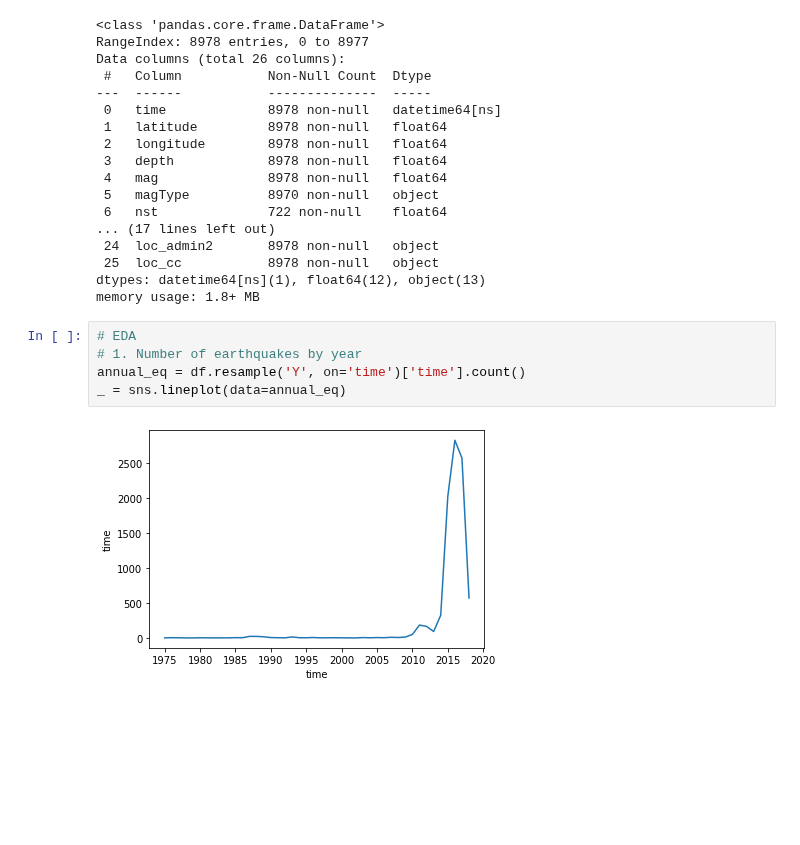
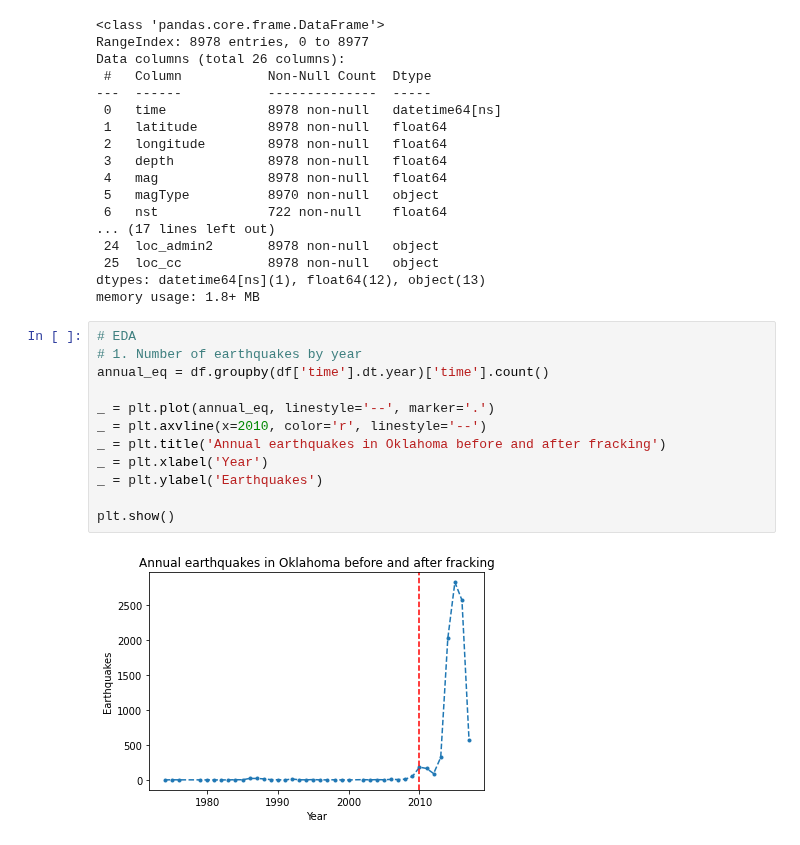
Before and after one commit to tawiwut-cha/datacamp_projects, a Jupyter notebook: earthquakes/oklahoma_tc.ipynb, the cells around one changed output. Saved outputs shown, nothing was run; the diff lists cells and outputs as text; blank space fills up the shorter version.

```diff
--- a/earthquakes/oklahoma_tc.ipynb
+++ b/earthquakes/oklahoma_tc.ipynb
@@ -39,10 +39,17 @@ Data columns (total 26 columns):
  25  loc_cc           8978 non-null   object
 dtypes: datetime64[ns](1), float64(12), object(13)
 memory usage: 1.8+ MB
-# %%
-# EDA
-# 1. Number of earthquakes by year
-annual_eq = df.resample('Y', on='time')['time'].count()
-_ = sns.lineplot(data=annual_eq)
-# %% [output]
-[figure, removed]
+# %%
+# EDA
+# 1. Number of earthquakes by year
+annual_eq = df.groupby(df['time'].dt.year)['time'].count()
+
+_ = plt.plot(annual_eq, linestyle='--', marker='.')
+_ = plt.axvline(x=2010, color='r', linestyle='--')
+_ = plt.title('Annual earthquakes in Oklahoma before and after fracking')
+_ = plt.xlabel('Year')
+_ = plt.ylabel('Earthquakes')
+
+plt.show()
+# %% [output]
+[figure, added]
```
Also changed, not shown: parts of 8 cells of this notebook, 1 other file.
